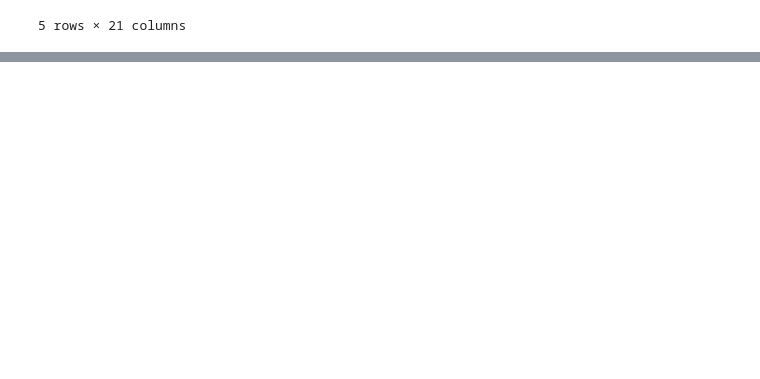
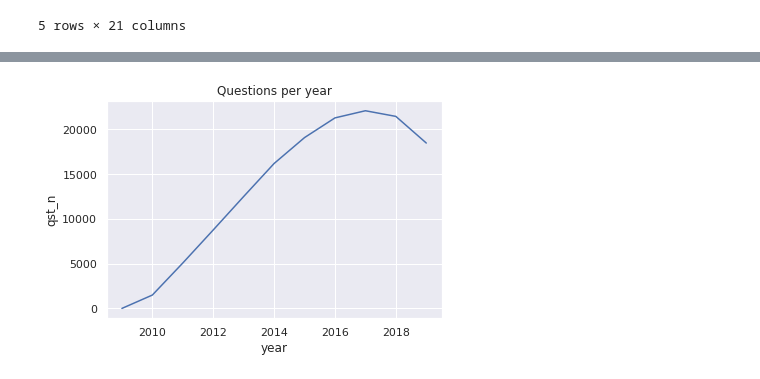
Before and after one commit to elvisnava/DSLab-StackOverflow, a Jupyter notebook: data-exploration/1_Overview.ipynb, the cells around one changed output, grey strips where cells are left out. Drawn from its saved outputs; the diff is of its cells as text; code cells hidden in the pictures; blank space fills up the shorter version.

```diff
--- a/data-exploration/1_Overview.ipynb
+++ b/data-exploration/1_Overview.ipynb
@@ -23,0 +37,10 @@ pd.read_sql_query('''SELECT * FROM Posts LIMIT 5;''', cnx)
+# %%
+questions_per_year = pd.read_sql_query(
+                    '''SELECT CAST(date_part('year', CreationDate) AS INTEGER) AS Year, COUNT(*) AS qst_n
+                    FROM Posts
+                    WHERE ParentId IS NULL
+                    GROUP BY date_part('year', CreationDate);''', cnx)
+sns.lineplot(x=questions_per_year['year'], y=questions_per_year['qst_n']).set_title('Questions per year')
+plt.show()
+# %% [output]
+[figure, added]
```
Also changed, not shown: parts of 5 cells of this notebook.
